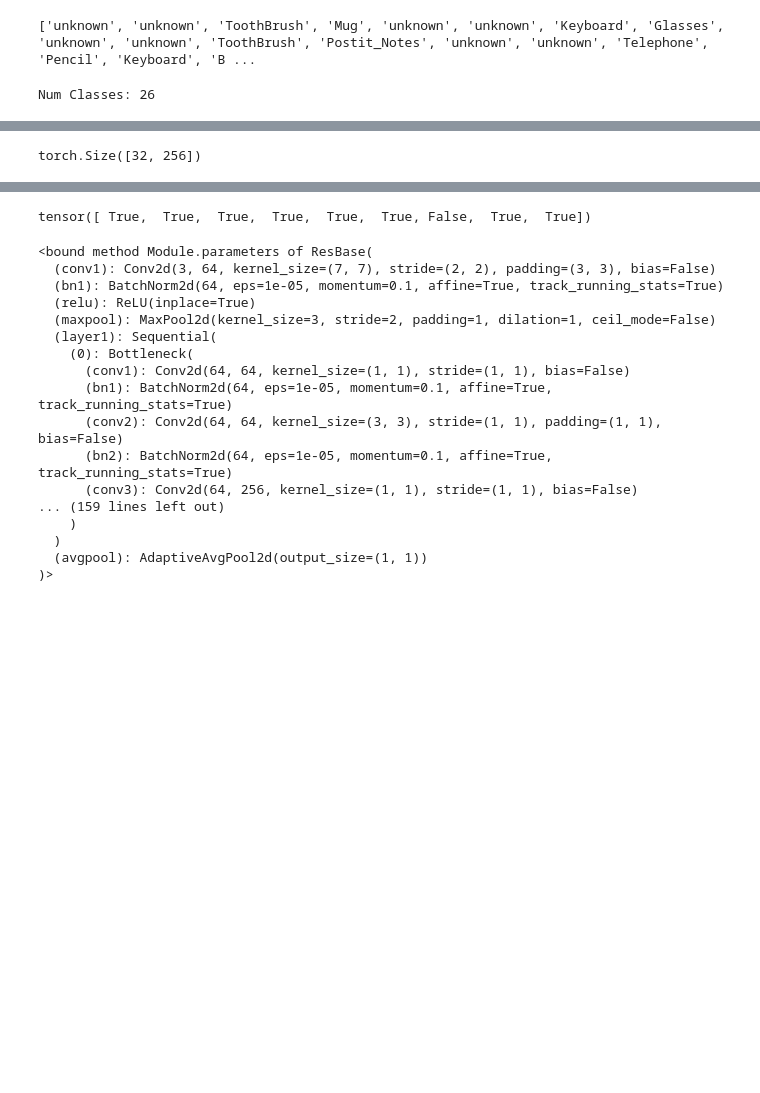
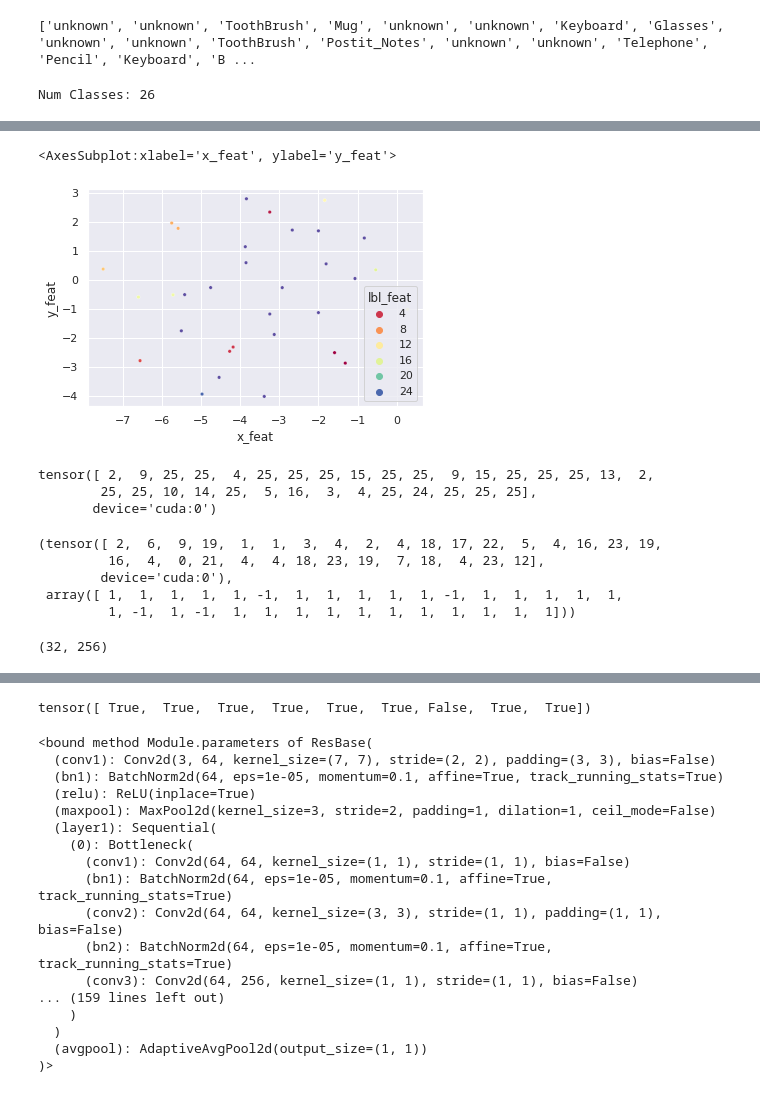
Before and after one commit to IvLabs/os-nsmt, a Jupyter notebook: src/Untitled.ipynb, the cells around one changed output, grey strips where cells are left out. Saved outputs shown, nothing was run; the diff lists cells and outputs as text; code cells hidden in the pictures; blank space fills up the shorter version.

```diff
--- a/src/Untitled.ipynb
+++ b/src/Untitled.ipynb
@@ -352,0 +397,23 @@ f_t = netB(netF(sample_t[0][0].to(device)))
+# %%
+# for target data
+data_cen, data_feat = {}, {}
+X_embedded = TSNE(n_components=2, perplexity=15, learning_rate=10).fit_transform(f_t.cpu().detach().numpy())
+data_cen['x_cent'], data_cen['y_cent'], data_cen['lbl_cent'] = X_embedded[:,0],X_embedded[:,1], np.arange(args.batch_size)
+data_feat['x_feat'], data_feat['y_feat'], data_feat['lbl_feat'] = X_embedded[:,0],X_embedded[:,1], label_t.cpu().numpy()
+
+data_feat=pd.DataFrame(data_feat)
+data_cen=pd.DataFrame(data_cen)
+
+sns.scatterplot(data=data_feat, x="x_feat", y="y_feat", legend=True, hue='lbl_feat',
+                    palette=sns.color_palette("Spectral", as_cmap=True) , alpha=1, s=12)
+# sns.scatterplot(data=data_cen, x="x_cent", y="y_cent", hue='lbl_cent', legend=False,
+                    # marker='X', palette=sns.color_palette("Spectral", as_cmap=True))
+# %% [output]
+<AxesSubplot:xlabel='x_feat', ylabel='y_feat'>
+[figure, added]
+# %%
+label_t
+# %% [output]
+tensor([ 2,  9, 25, 25,  4, 25, 25, 25, 15, 25, 25,  9, 15, 25, 25, 25, 13,  2,
+        25, 25, 10, 14, 25,  5, 16,  3,  4, 25, 24, 25, 25, 25],
+       device='cuda:0')
@@ -353,4 +429,19 @@ f_t = netB(netF(sample_t[0][0].to(device)))
+# %%
+label_ss = torch.empty_like(label_s) # shape [bs]
+f_s_numpy = f_s.clone().cpu().detach().numpy()
+y_pred = clf.fit_predict(f_s_numpy) # 2. store y_pred and calc unknown accuracy
+index = np.where(y_pred == -1)  # for n outliers, shape [n, ..]
+label_ss[index] = num_classes - 1 # 25 for all outliers !!
+# [.., .., ..., 25, .., 25, ..,  25, ..]
+
+label_s, y_pred
+# %% [output]
+(tensor([ 2,  6,  9, 19,  1,  1,  3,  4,  2,  4, 18, 17, 22,  5,  4, 16, 23, 19,
+         16,  4,  0, 21,  4,  4, 18, 23, 19,  7, 18,  4, 23, 12],
+        device='cuda:0'),
+ array([ 1,  1,  1,  1,  1, -1,  1,  1,  1,  1,  1, -1,  1,  1,  1,  1,  1,
+         1, -1,  1, -1,  1,  1,  1,  1,  1,  1,  1,  1,  1,  1,  1]))
 # %%
-f_s.shape
+f_t_numpy.shape
 # %% [output]
-torch.Size([32, 256])
+(32, 256)
```
Also changed, not shown: parts of 15 cells of this notebook.
